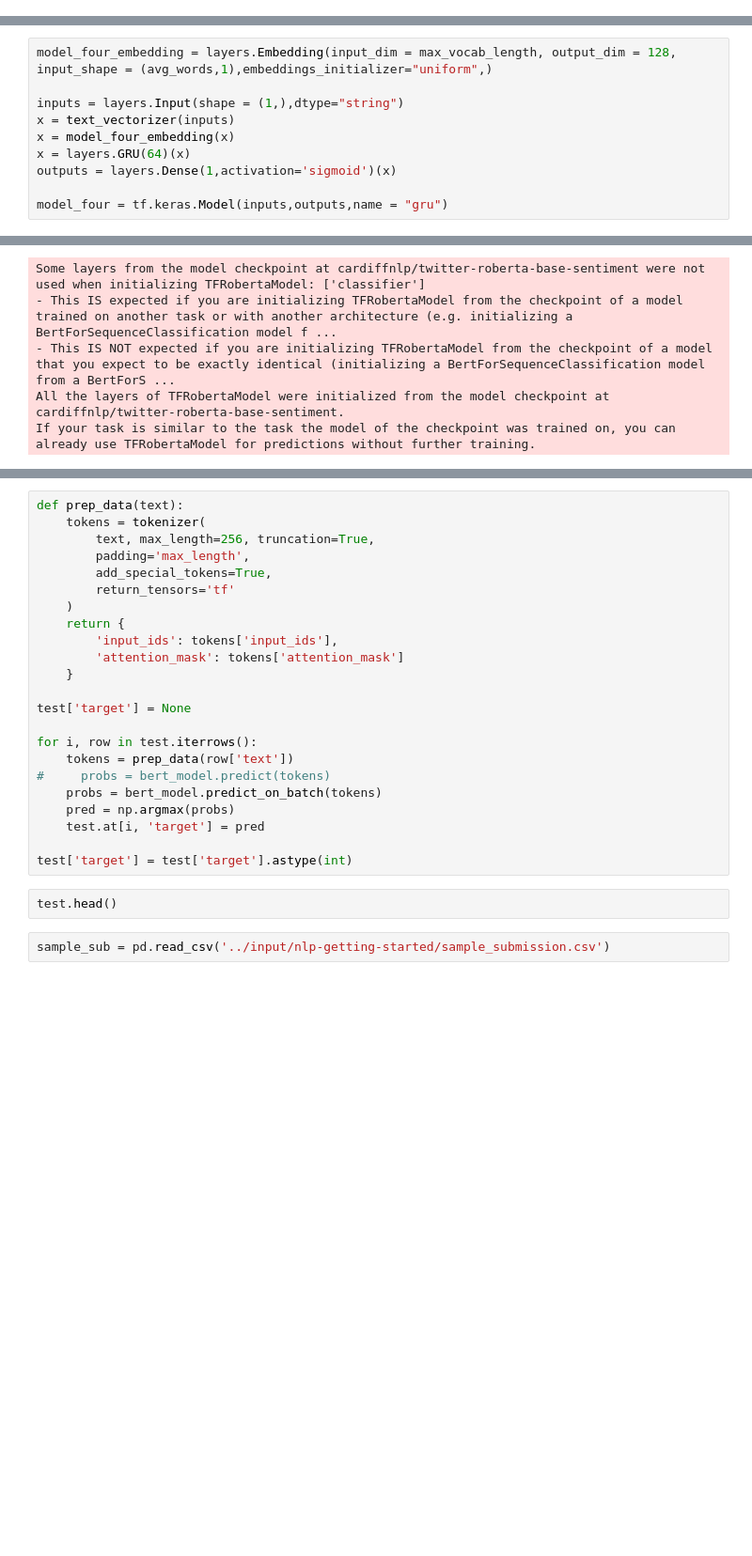
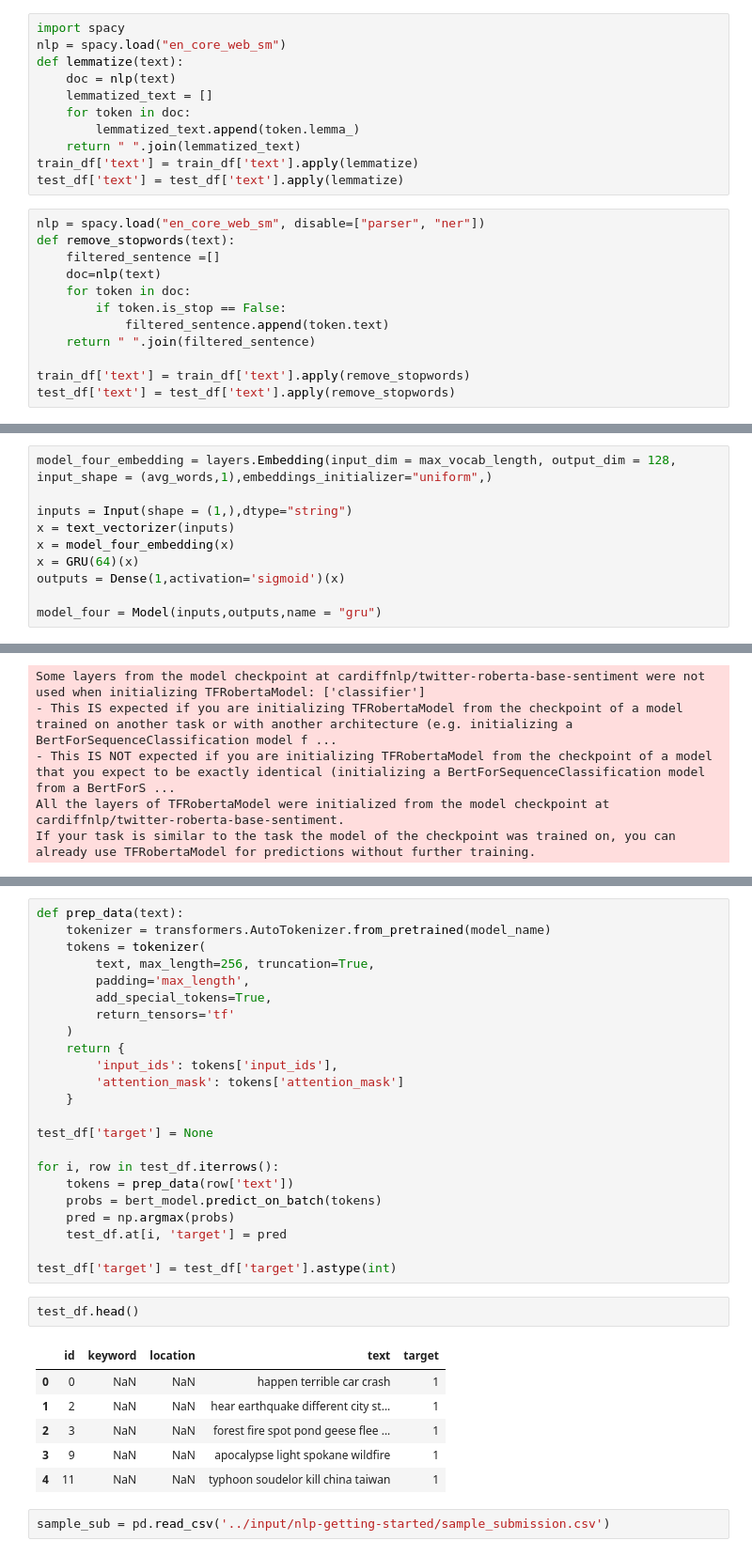
Before and after one commit to dibkb/mnist, a Jupyter notebook: disaster-tweets.ipynb, the cells around one changed output, grey strips where cells are left out. Shown at 94% size. Cells and saved outputs as stored; diff of their text form; blank space fills up the shorter version.

```diff
--- a/disaster-tweets.ipynb
+++ b/disaster-tweets.ipynb
@@ -273,3 +358,26 @@ train_df.head()
+# %%
+import spacy
+nlp = spacy.load("en_core_web_sm")
+def lemmatize(text):
+    doc = nlp(text)
+    lemmatized_text = []
+    for token in doc:
+        lemmatized_text.append(token.lemma_)
+    return " ".join(lemmatized_text)
+train_df['text'] = train_df['text'].apply(lemmatize)
+test_df['text'] = test_df['text'].apply(lemmatize)
+# %%
+nlp = spacy.load("en_core_web_sm", disable=["parser", "ner"])
+def remove_stopwords(text):
+    filtered_sentence =[]
+    doc=nlp(text)
+    for token in doc:
+        if token.is_stop == False:
+            filtered_sentence.append(token.text)
+    return " ".join(filtered_sentence)
+
+train_df['text'] = train_df['text'].apply(remove_stopwords)
+test_df['text'] = test_df['text'].apply(remove_stopwords)
 # %% [markdown]
 #### Train-val split
 # %%
@@ -473,13 +652,13 @@ model_three_results
 # %%
 model_four_embedding = layers.Embedding(input_dim = max_vocab_length, output_dim = 128, input_shape = (avg_words,1),embeddings_initializer="uniform",)
 
-inputs = layers.Input(shape = (1,),dtype="string")
+inputs = Input(shape = (1,),dtype="string")
 x = text_vectorizer(inputs)
 x = model_four_embedding(x)
-x = layers.GRU(64)(x)
-outputs = layers.Dense(1,activation='sigmoid')(x)
+x = GRU(64)(x)
+outputs = Dense(1,activation='sigmoid')(x)
 
-model_four = tf.keras.Model(inputs,outputs,name = "gru")
+model_four = Model(inputs,outputs,name = "gru")
 # %%
 model_four.compile(loss = "binary_crossentropy",optimizer = "adam",metrics = ['accuracy'])
 # %%
@@ -600,5 +793,6 @@ KeyboardInterrupt
 # %%
 def prep_data(text):
+    tokenizer = transformers.AutoTokenizer.from_pretrained(model_name)
     tokens = tokenizer(
         text, max_length=256, truncation=True,
         padding='max_length',
@@ -610,18 +804,24 @@ def prep_data(text):
         'attention_mask': tokens['attention_mask']
     }
 
-test['target'] = None
+test_df['target'] = None
 
-for i, row in test.iterrows():
+for i, row in test_df.iterrows():
     tokens = prep_data(row['text'])
-#     probs = bert_model.predict(tokens)
     probs = bert_model.predict_on_batch(tokens)
     pred = np.argmax(probs)
-    test.at[i, 'target'] = pred
+    test_df.at[i, 'target'] = pred
 
-test['target'] = test['target'].astype(int)
+test_df['target'] = test_df['target'].astype(int)
 # %%
-test.head()
+test_df.head()
+# %% [output]
+|  | id | keyword | location | text | target |
+| 0 | 0 | NaN | NaN | happen terrible car crash | 1 |
+| 1 | 2 | NaN | NaN | hear earthquake different city st... | 1 |
+| 2 | 3 | NaN | NaN | forest fire spot pond geese flee ... | 1 |
+| 3 | 9 | NaN | NaN | apocalypse light spokane wildfire | 1 |
+| 4 | 11 | NaN | NaN | typhoon soudelor kill china taiwan | 1 |
 # %%
 sample_sub = pd.read_csv('../input/nlp-getting-started/sample_submission.csv')
 # %%
```
Also changed, not shown: parts of 43 cells of this notebook.
